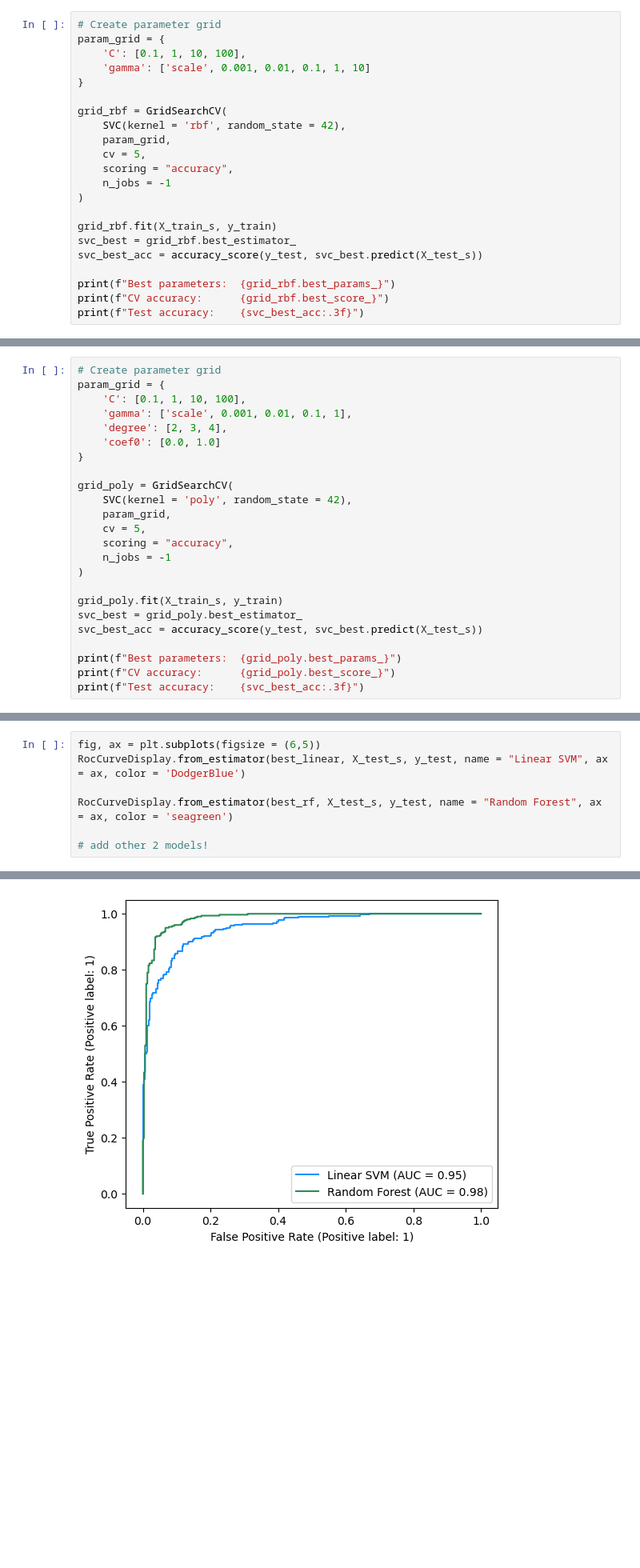
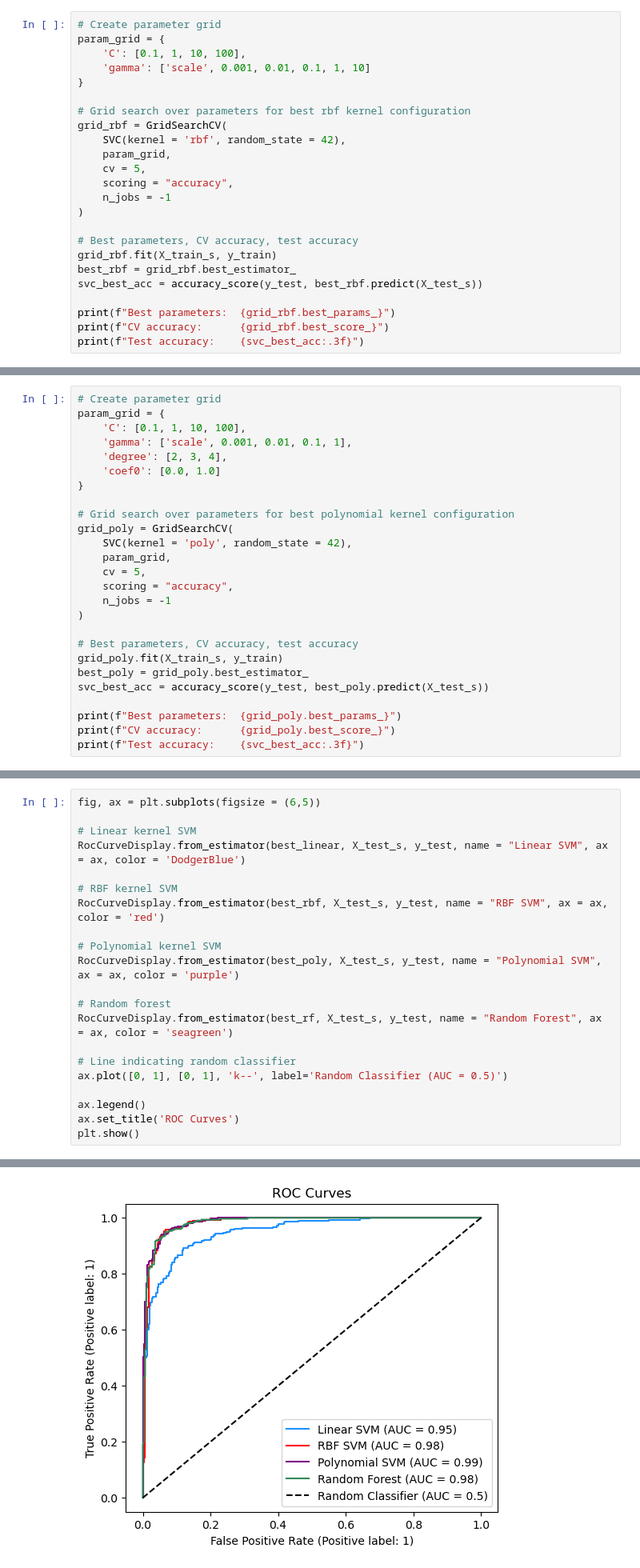
Before and after one commit to avarobillard/eds232-labs, a Jupyter notebook: lab8.ipynb, the cells around one changed output, grey strips where cells are left out. Shown at 80% size. Drawn from its saved outputs; the diff is of its cells as text; blank space fills up the shorter version.

```diff
--- a/lab8.ipynb
+++ b/lab8.ipynb
@@ -162,6 +167,7 @@ param_grid = {
     'gamma': ['scale', 0.001, 0.01, 0.1, 1, 10]
 }
 
+# Grid search over parameters for best rbf kernel configuration
 grid_rbf = GridSearchCV(
     SVC(kernel = 'rbf', random_state = 42),
     param_grid,
@@ -170,9 +176,10 @@ grid_rbf = GridSearchCV(
     n_jobs = -1
 )
 
+# Best parameters, CV accuracy, test accuracy
 grid_rbf.fit(X_train_s, y_train)
-svc_best = grid_rbf.best_estimator_
-svc_best_acc = accuracy_score(y_test, svc_best.predict(X_test_s))
+best_rbf = grid_rbf.best_estimator_
+svc_best_acc = accuracy_score(y_test, best_rbf.predict(X_test_s))
 
 print(f"Best parameters:  {grid_rbf.best_params_}")
 print(f"CV accuracy:      {grid_rbf.best_score_}")
@@ -212,6 +221,7 @@ param_grid = {
     'coef0': [0.0, 1.0]
 }
 
+# Grid search over parameters for best polynomial kernel configuration
 grid_poly = GridSearchCV(
     SVC(kernel = 'poly', random_state = 42),
     param_grid,
@@ -220,9 +230,10 @@ grid_poly = GridSearchCV(
     n_jobs = -1
 )
 
+# Best parameters, CV accuracy, test accuracy
 grid_poly.fit(X_train_s, y_train)
-svc_best = grid_poly.best_estimator_
-svc_best_acc = accuracy_score(y_test, svc_best.predict(X_test_s))
+best_poly = grid_poly.best_estimator_
+svc_best_acc = accuracy_score(y_test, best_poly.predict(X_test_s))
 
 print(f"Best parameters:  {grid_poly.best_params_}")
 print(f"CV accuracy:      {grid_poly.best_score_}")
@@ -384,9 +449,23 @@ This means the ROC curve reflects how well each kernel's decision function ranks
 ##### Plot the ROC Curves for each of the four models on the same plot. Add a line indicating a random classifier (ACU = 0.5) and a legend.
 # %%
 fig, ax = plt.subplots(figsize = (6,5))
+
+# Linear kernel SVM
 RocCurveDisplay.from_estimator(best_linear, X_test_s, y_test, name = "Linear SVM", ax = ax, color = 'DodgerBlue')
 
+# RBF kernel SVM
+RocCurveDisplay.from_estimator(best_rbf, X_test_s, y_test, name = "RBF SVM", ax = ax, color = 'red')
+
+# Polynomial kernel SVM
+RocCurveDisplay.from_estimator(best_poly, X_test_s, y_test, name = "Polynomial SVM", ax = ax, color = 'purple')
+
+# Random forest
 RocCurveDisplay.from_estimator(best_rf, X_test_s, y_test, name = "Random Forest", ax = ax, color = 'seagreen')
 
-# add other 2 models!
+# Line indicating random classifier
+ax.plot([0, 1], [0, 1], 'k--', label='Random Classifier (AUC = 0.5)')
+
+ax.legend()
+ax.set_title('ROC Curves')
+plt.show()
 # %% [output]
@@ -394,3 +472,3 @@ RocCurveDisplay.from_estimator(best_rf, X_test_s, y_test, name = "Random Forest"
-[figure, old version]
+[figure, new version]
 # %% [markdown]
 > **Q8: Do the AUC values align with what you observed in the confusion matrices and accuracy scores? How does the Random Forest compare to the SVM kernels across all three metrics? Considering accuracy, AUC, and the decision boundary shape, which model would you choose for this dataset and why?**
```
Also changed, not shown: parts of 18 cells of this notebook, 1 other file.
